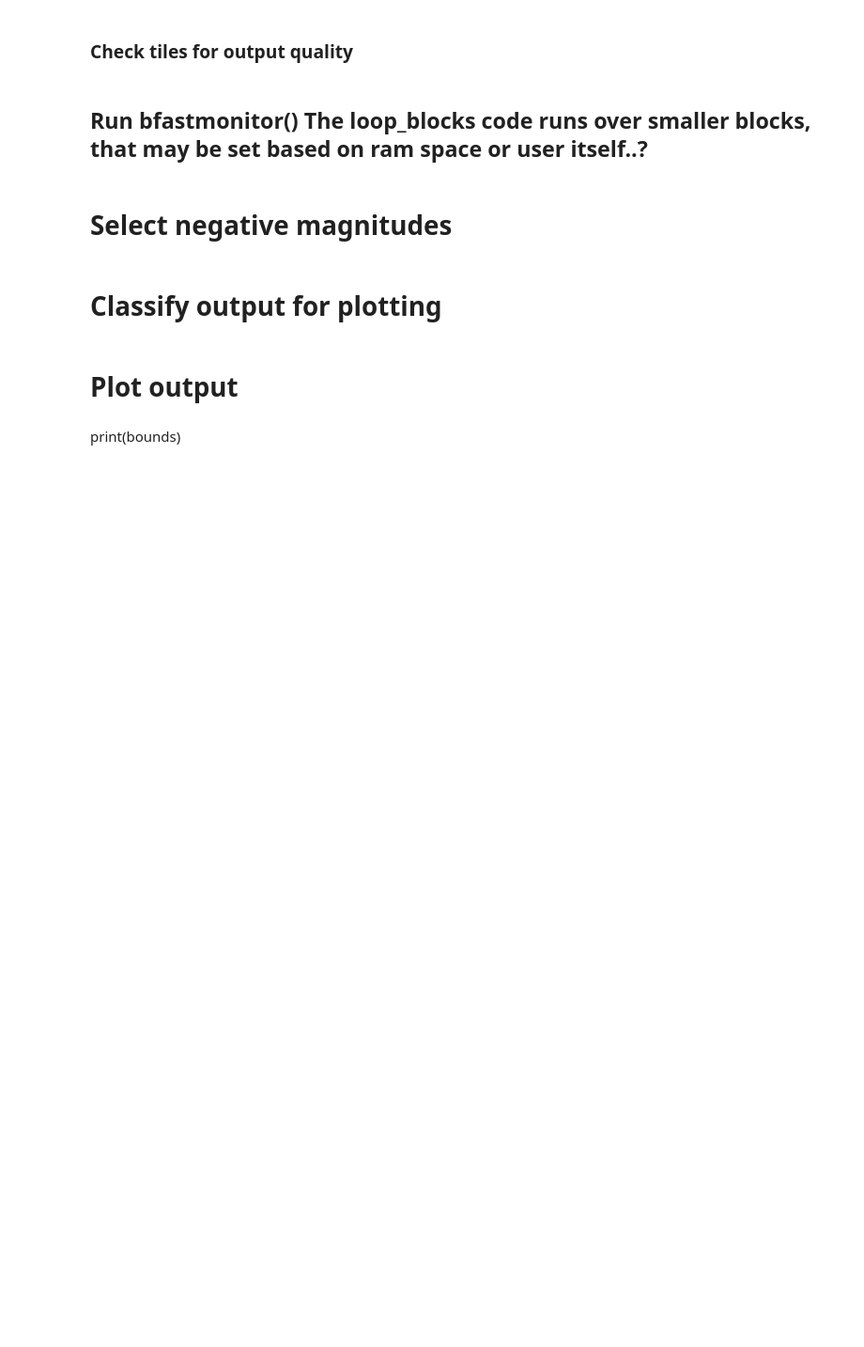
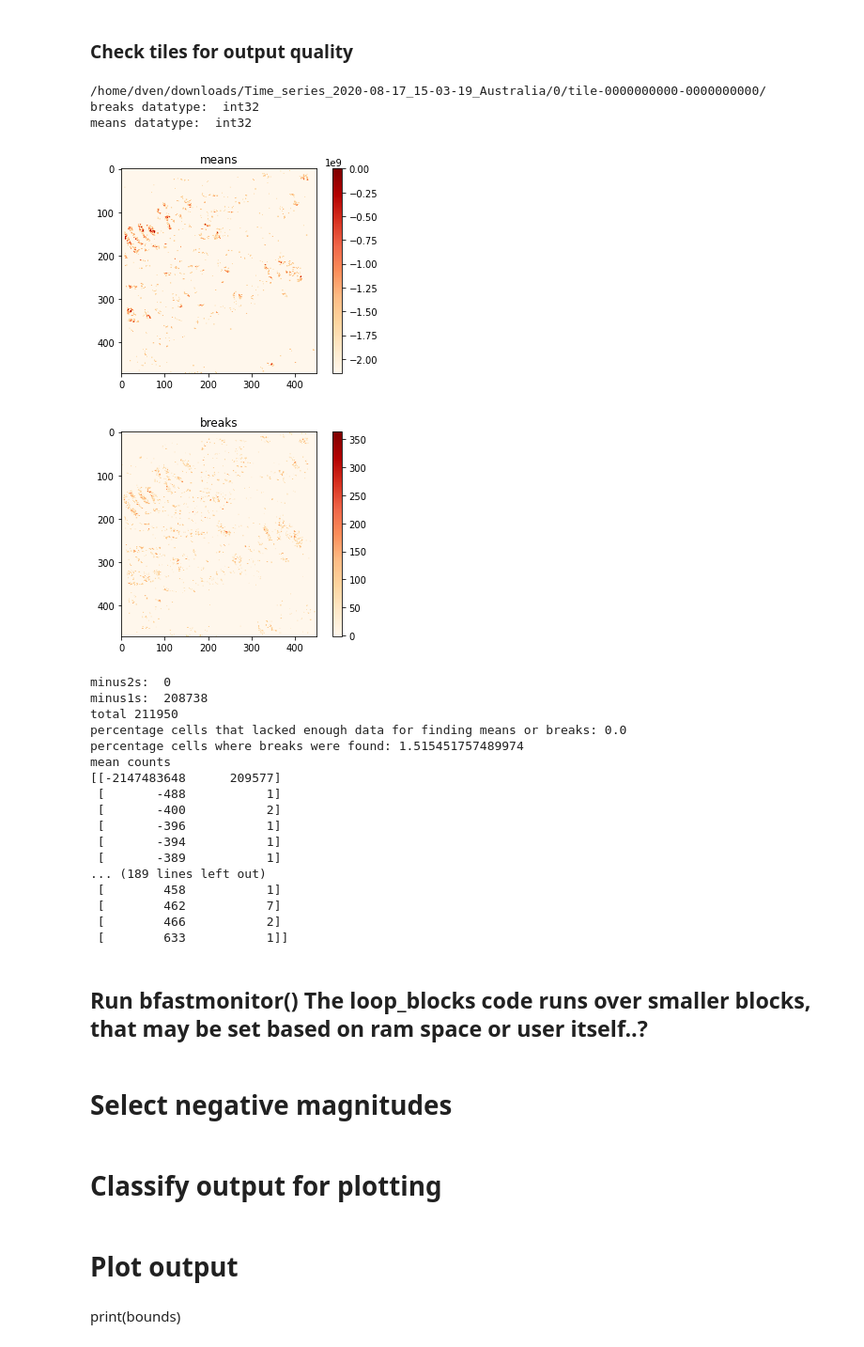
Before and after one commit to DerekvdVen/bfastmonitor_GPU_SEPAL, a Jupyter notebook: dven/bfast_from_sepal-OOP.ipynb, the cells around one changed output. Shown at 94% size. Saved outputs shown, nothing was run; the diff lists cells and outputs as text; code cells hidden in the pictures; blank space fills up the shorter version.

Commit message:
made two small array plots that should show correctly means and breaks

```diff
--- a/dven/bfast_from_sepal-OOP.ipynb
+++ b/dven/bfast_from_sepal-OOP.ipynb
@@ -453,7 +440,7 @@ pixel size:  0.00026949458523586184
 # parameters
 k = 3
 freq = 365
-trend = False
+trend = True
 hfrac = 0.25
 level = 0.05
 position = (100,100)
@@ -526,7 +513,7 @@ start history:  2000-10-06 00:00:00
 from tqdm import tqdm
 
 # if you get a memory error, set this lower: 256, 128, 512
-x_block = y_block = 512
+x_block = y_block = 256
 
 
 with tqdm(total=len(data_list)) as pbar1:
@@ -627,20 +580,55 @@ start history:  2000-10-06 00:00:00
 # %%
 for tile in data_list:
     print(tile.dir)
 
     # if you want to load in previously saved tiles
     #tile.load_breaks_means_arrays_from_file()
 
     # do some plots
     breaks = ts_data.breaks_array
-    means = ts_data.means_array
-    plt.imshow(means)
+    means = ts_data.means_array.astype("int32")
+
+    print("breaks datatype: ",breaks.dtype)
+    print("means datatype: ", means.dtype)
+    im = plt.imshow(means, cmap=plt.cm.OrRd)
+    plt.colorbar(im);
+    plt.title('means')
     plt.show()
 
-    plt.imshow(breaks)
+    im = plt.imshow(breaks, cmap=plt.cm.OrRd)
+    plt.colorbar(im);
+    plt.title('breaks')
     plt.show()
 
     tile.check_arrays(min_perc_lacking_data = 50)
+
+    unique, counts = np.unique(means, return_counts=True)
+
+    print("mean counts")
+    print(np.asarray((unique, counts)).T[0:300])
+# %% [output]
+/home/dven/downloads/Time_series_2020-08-17_15-03-19_Australia/0/tile-0000000000-0000000000/
+breaks datatype:  int32
+means datatype:  int32
+[figure, added]
+[figure, added]
+minus2s:  0
+minus1s:  208738
+total 211950
+percentage cells that lacked enough data for finding means or breaks: 0.0
+percentage cells where breaks were found: 1.515451757489974
+mean counts
+[[-2147483648      209577]
+ [       -488           1]
+ [       -400           2]
+ [       -396           1]
+ [       -394           1]
+ [       -389           1]
+... (189 lines left out)
+ [        458           1]
+ [        462           7]
+ [        466           2]
+ [        633           1]]
 # %%
 # # So this is for merging tiles back together, it seems to work... but need to know for sure..
 # # since it does not work in one direction, this one should be correct?
```
Also changed, not shown: parts of 6 cells of this notebook.
